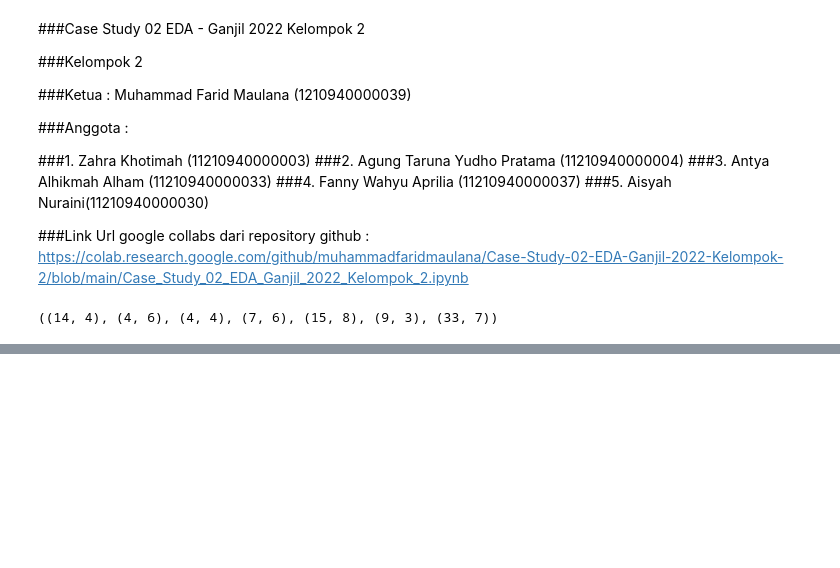
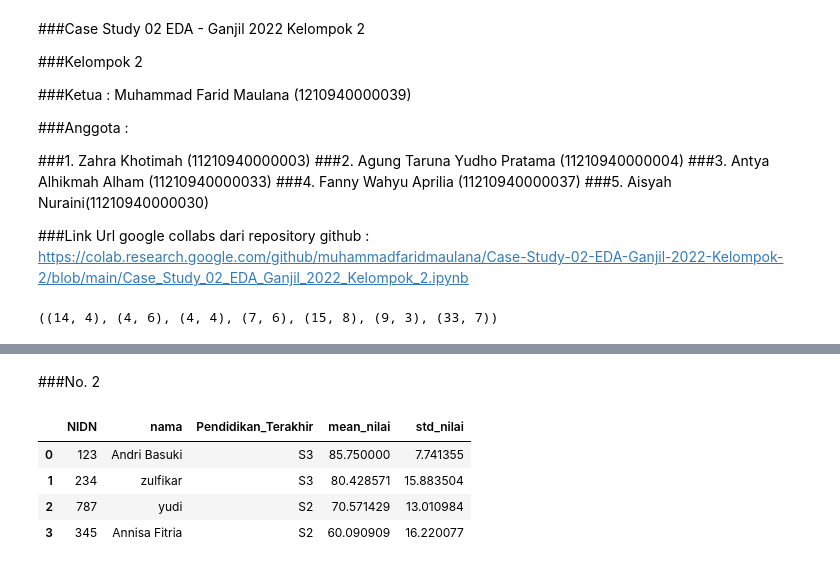
Before and after one commit to muhammadfaridmaulana/Case-Study-02-EDA-Ganjil-2022-Kelompok-2, a Jupyter notebook: Case_Study_02_EDA_Ganjil_2022_Kelompok_2.ipynb, the cells around one changed output, grey strips where cells are left out. Cells and saved outputs as stored; diff of their text form; code cells hidden in the pictures; blank space fills up the shorter version.

```diff
--- a/Case_Study_02_EDA_Ganjil_2022_Kelompok_2.ipynb
+++ b/Case_Study_02_EDA_Ganjil_2022_Kelompok_2.ipynb
@@ -33,0 +36,10 @@ mengajar.shape, dosen.shape, kelas.shape, krs.shape, mahasiswa.shape, matkul.sha
+# %%
+nilai_dosen = nilai.groupby(nilai['NIDN']).mean()[['nilai']]
+nilai_dosen = nilai_dosen.rename({'nilai': 'mean_nilai'}, axis=1)
+nilai_dosen = pd.merge(dosen, nilai_dosen, left_on='NIDN', right_index=True)
+nilai_dosen = nilai_dosen[['NIDN', 'nama', 'mean_nilai']]
+sb = nilai.groupby(nilai['NIDN']).std()[['nilai']]
+sb = sb.rename({'nilai': 'std_nilai'}, axis=1)
+nilai_dosen = nilai_dosen.set_index(['NIDN'])
+nilai_dosen = pd.concat([nilai_dosen, sb], axis=1)
+nilai_dosen
@@ -33,0 +77,12 @@ mengajar.shape, dosen.shape, kelas.shape, krs.shape, mahasiswa.shape, matkul.sha
+# %% [markdown]
+###No. 2
+# %%
+B = pd.merge(dosen, nilai_dosen, left_on='NIDN', right_index=True)
+B = B.rename({'nama_x': 'nama'}, axis=1)
+B.loc[:,['NIDN','nama','Pendidikan_Terakhir','mean_nilai','std_nilai']]
+# %% [output]
+|  | NIDN | nama | Pendidikan_Terakhir | mean_nilai | std_nilai |
+| 0 | 123 | Andri Basuki | S3 | 85.750000 | 7.741355 |
+| 1 | 234 | zulfikar | S3 | 80.428571 | 15.883504 |
+| 2 | 787 | yudi | S2 | 70.571429 | 13.010984 |
+| 3 | 345 | Annisa Fitria | S2 | 60.090909 | 16.220077 |
```
Also changed, not shown: parts of 11 cells of this notebook.
